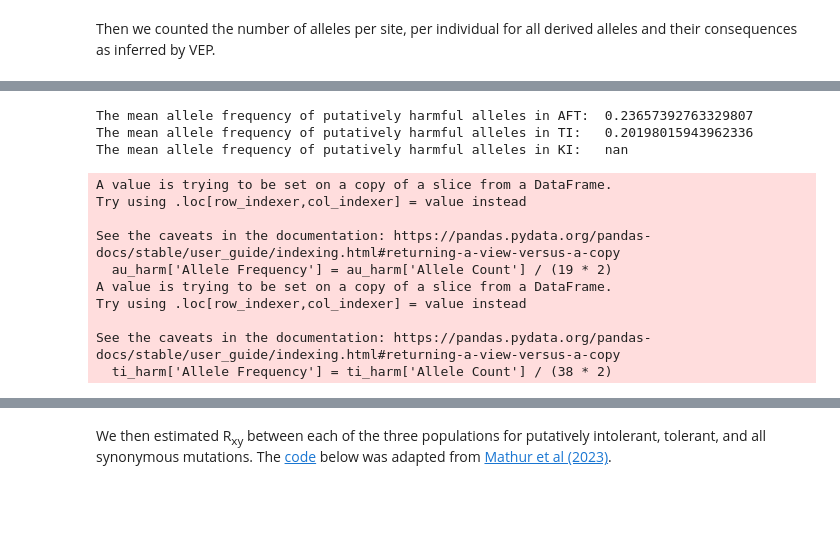
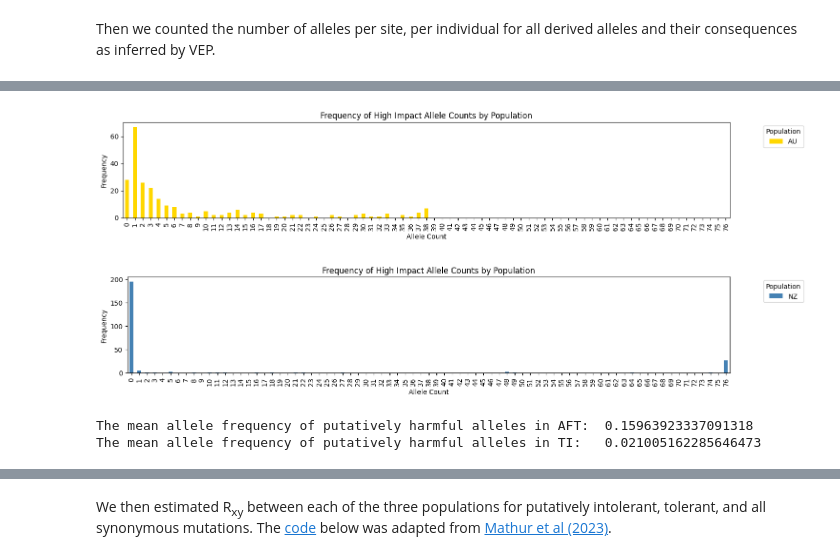
Before and after one commit to janawold1/2026_S_nereis_Cons_Gen, a Jupyter notebook: 07_Putative_Load.ipynb, the cells around one changed output, grey strips where cells are left out. Cells and saved outputs as stored; diff of their text form; code cells hidden in the pictures; blank space fills up the shorter version.

```diff
--- a/07_Putative_Load.ipynb
+++ b/07_Putative_Load.ipynb
@@ -183,25 +365,46 @@ plt.show()
+# %%
+#count_vep = pop_vep[pop_vep['Allele Count']>0]
+count_vep = pop_vep
+intergenic_count = count_vep[count_vep['Mutation Class']=='intergenic_variant']
+
+au_counts = count_vep[(count_vep['Population']=='AU') & (count_vep['Consequence']=='HIGH')].groupby(["Allele Count", "Population"]).size().reset_index(name="Frequency")
+ti_counts = count_vep[(count_vep['Population']=='NZ') & (count_vep['Consequence']=='HIGH')].groupby(["Allele Count", "Population"]).size().reset_index(name="Frequency")
+#ki_counts = count_vep[(count_vep['Population']=='KI') & (count_vep['Consequence]=='HIGH')].groupby(["Allele Count", "Population"]).size().reset_index(name="Frequency")
+
+plot_range = range(0, ti_LowCounts['Allele Count'].max() + 1)
+
+au_pivot = au_counts.pivot(index="Allele Count", columns="Population", values="Frequency").reindex(plot_range, fill_value=0)
+ti_pivot = ti_counts.pivot(index="Allele Count", columns="Population", values="Frequency").reindex(plot_range, fill_value=0)
+#ki_pivot = ki_counts.pivot(index="Allele Count", columns="Population", values="Frequency").reindex(plot_range, fill_value=0)
+
+# Plot a stacked bar chart
+au_pivot.plot(kind="bar", stacked=True, figsize=(15, 3), color="gold")
+plt.title("Frequency of High Impact Allele Counts by Population")
+plt.ylabel("Frequency")
+plt.xlabel("Allele Count")
+plt.legend(title="Population", bbox_to_anchor=(1.05, 1), loc="upper left")
+plt.tight_layout()
+
+ti_pivot.plot(kind="bar", stacked=True, figsize=(15, 3), color="steelblue")
+plt.title("Frequency of High Impact Allele Counts by Population")
+plt.ylabel("Frequency")
+plt.xlabel("Allele Count")
+plt.legend(title="Population", bbox_to_anchor=(1.05, 1), loc="upper left")
+plt.tight_layout()
+
+#ki_pivot.plot(kind="bar", stacked=True, figsize=(15, 3), color="black")
+plt.title("Frequency of High Impact Allele Counts by Population")
+plt.ylabel("Frequency")
+plt.xlabel("Allele Count")
+plt.legend(title="Population", bbox_to_anchor=(1.05, 1), loc="upper left")
+plt.tight_layout()
+# %% [output]
+[figure, added]
+[figure, added]
 # %%
-au_harm = del_allele[(del_allele['Consequence']!='MODIFIER') & (del_allele['Population']=='AU')]
-au_harm['Allele Frequency'] = au_harm['Allele Count'] / (19 * 2)
-ti_harm = del_allele[(del_allele['Consequence']!='MODIFIER') & (del_allele['Population']=='NZ')]
-ti_harm['Allele Frequency'] = ti_harm['Allele Count'] / (38 * 2)
-ki_harm = del_allele[(del_allele['Consequence']!='MODIFIER') & (del_allele['Population']=='KI')]
-ki_harm['Allele Frequency'] = ki_harm['Allele Count'] / (24 *2)
-
-print('The mean allele frequency of putatively harmful alleles in AFT: ', au_harm['Allele Frequency'].mean())
-print('The mean allele frequency of putatively harmful alleles in TI:  ', ti_harm['Allele Frequency'].mean())
-print('The mean allele frequency of putatively harmful alleles in KI:  ', ki_harm['Allele Frequency'].mean())
+print('The mean allele frequency of putatively harmful alleles in AFT: ', pop_vep[(pop_vep['Population']=='AU') & (pop_vep['Consequence']!='MODIFIER') & (pop_vep['Consequence']!='LOW')]['Allele Frequency'].mean())
+print('The mean allele frequency of putatively harmful alleles in TI:  ', pop_vep[(pop_vep['Population']=='NZ') & (pop_vep['Consequence']!='MODIFIER') & (pop_vep['Consequence']!='LOW')]['Allele Frequency'].mean())
+#print('The mean allele frequency of putatively harmful alleles in KI:  ', pop_vep[(pop_vep['Population']=='KI') & (pop_vep['Consequence']!='MODIFIER') & (pop_vep['Consequence']!='LOW')]['Allele Frequency'].mean())
 # %% [output]
-The mean allele frequency of putatively harmful alleles in AFT:  0.23657392763329807
-The mean allele frequency of putatively harmful alleles in TI:   0.20198015943962336
-The mean allele frequency of putatively harmful alleles in KI:   nan
+The mean allele frequency of putatively harmful alleles in AFT:  0.15963923337091318
+The mean allele frequency of putatively harmful alleles in TI:   0.021005162285646473
-A value is trying to be set on a copy of a slice from a DataFrame.
-Try using .loc[row_indexer,col_indexer] = value instead
-
-See the caveats in the documentation: https://pandas.pydata.org/pandas-docs/stable/user_guide/indexing.html#returning-a-view-versus-a-copy
-  au_harm['Allele Frequency'] = au_harm['Allele Count'] / (19 * 2)
-A value is trying to be set on a copy of a slice from a DataFrame.
-Try using .loc[row_indexer,col_indexer] = value instead
-
-See the caveats in the documentation: https://pandas.pydata.org/pandas-docs/stable/user_guide/indexing.html#returning-a-view-versus-a-copy
-  ti_harm['Allele Frequency'] = ti_harm['Allele Count'] / (38 * 2)
```
Also changed, not shown: parts of 44 cells of this notebook, 1 other file.
